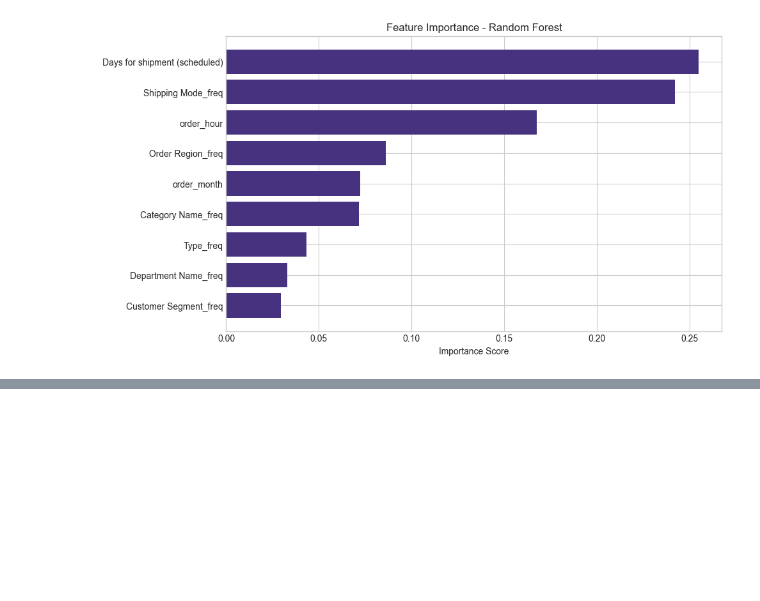
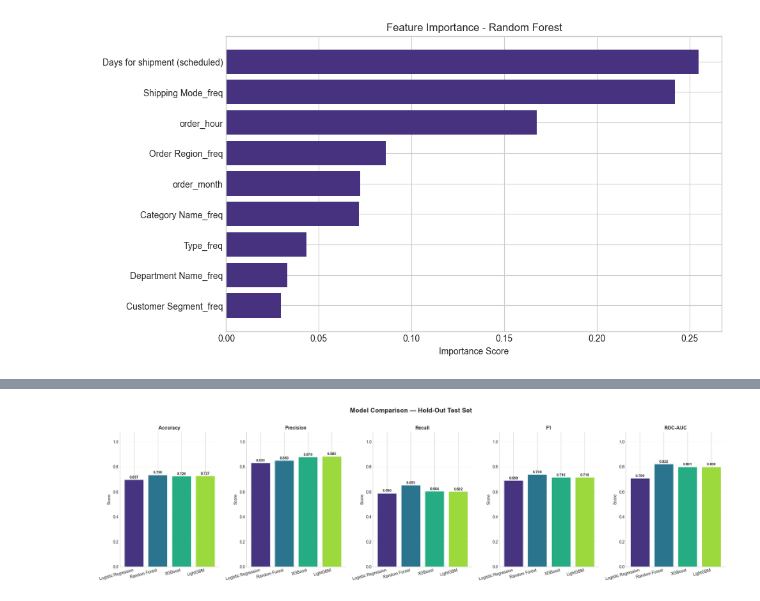
Before and after one commit to Akshadgajapure/Supply-Chain-Management, a Jupyter notebook: main.ipynb, the cells around one changed output, grey strips where cells are left out. Cells and saved outputs as stored; diff of their text form; code cells hidden in the pictures; blank space fills up the shorter version.

```diff
--- a/main.ipynb
+++ b/main.ipynb
@@ -777,0 +944,38 @@ plt.show()
+# %%
+# ─── Visual Comparison of Models ─────────────────────────────────────────────
+
+metrics_to_plot = ["Accuracy", "Precision", "Recall", "F1", "ROC-AUC"]
+model_names     = list(all_results.keys())
+
+fig, axes = plt.subplots(1, len(metrics_to_plot), figsize=(22, 6), sharey=False)
+fig.suptitle("Model Comparison — Hold-Out Test Set", fontsize=16, fontweight="bold", y=1.02)
+
+# Use plt.cm.viridis instead of cm.viridis to avoid collision with any
+# variable named `cm` (e.g. a confusion matrix) defined elsewhere in the notebook
+bar_colors = [plt.cm.viridis(v) for v in np.linspace(0.15, 0.85, len(model_names))]
+
+for ax, metric in zip(axes, metrics_to_plot):
+    values = [all_results[m][metric] for m in model_names]
+    bars   = ax.bar(model_names, values, color=bar_colors, edgecolor="white", linewidth=0.8)
+
+    # value labels
+    for bar, val in zip(bars, values):
+        ax.text(
+            bar.get_x() + bar.get_width() / 2,
+            bar.get_height() + 0.003,
+            f"{val:.3f}",
+            ha="center", va="bottom", fontsize=9, fontweight="bold"
+        )
+
+    ax.set_title(metric, fontsize=12, fontweight="bold")
+    ax.set_ylim(0, 1.08)
+    ax.set_ylabel("Score")
+    ax.set_xticklabels(model_names, rotation=15, ha="right")
+    ax.grid(axis="y", linestyle=":", alpha=0.5)
+    for side in ["top", "right"]:
+        ax.spines[side].set_visible(False)
+
+plt.tight_layout()
+plt.show()
+# %% [output]
+[figure, added]
```
Also changed, not shown: parts of 13 cells of this notebook.
